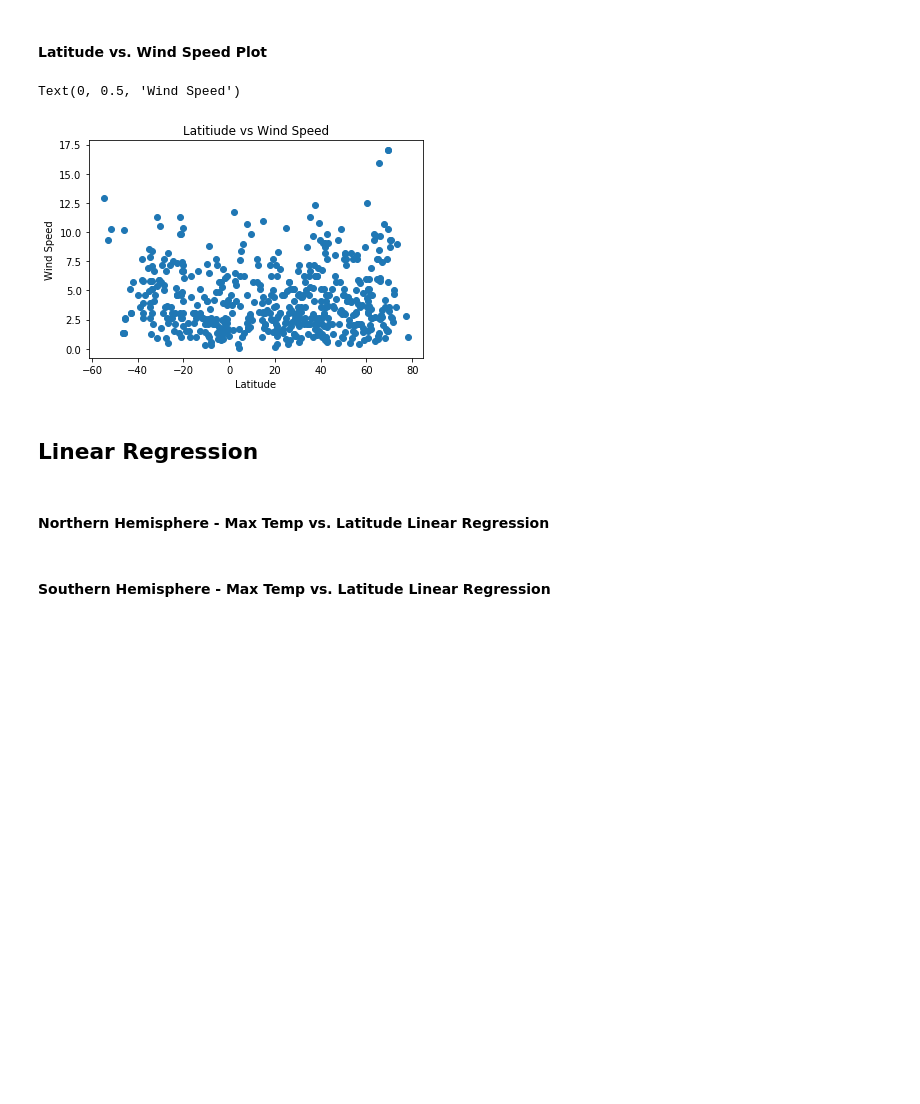
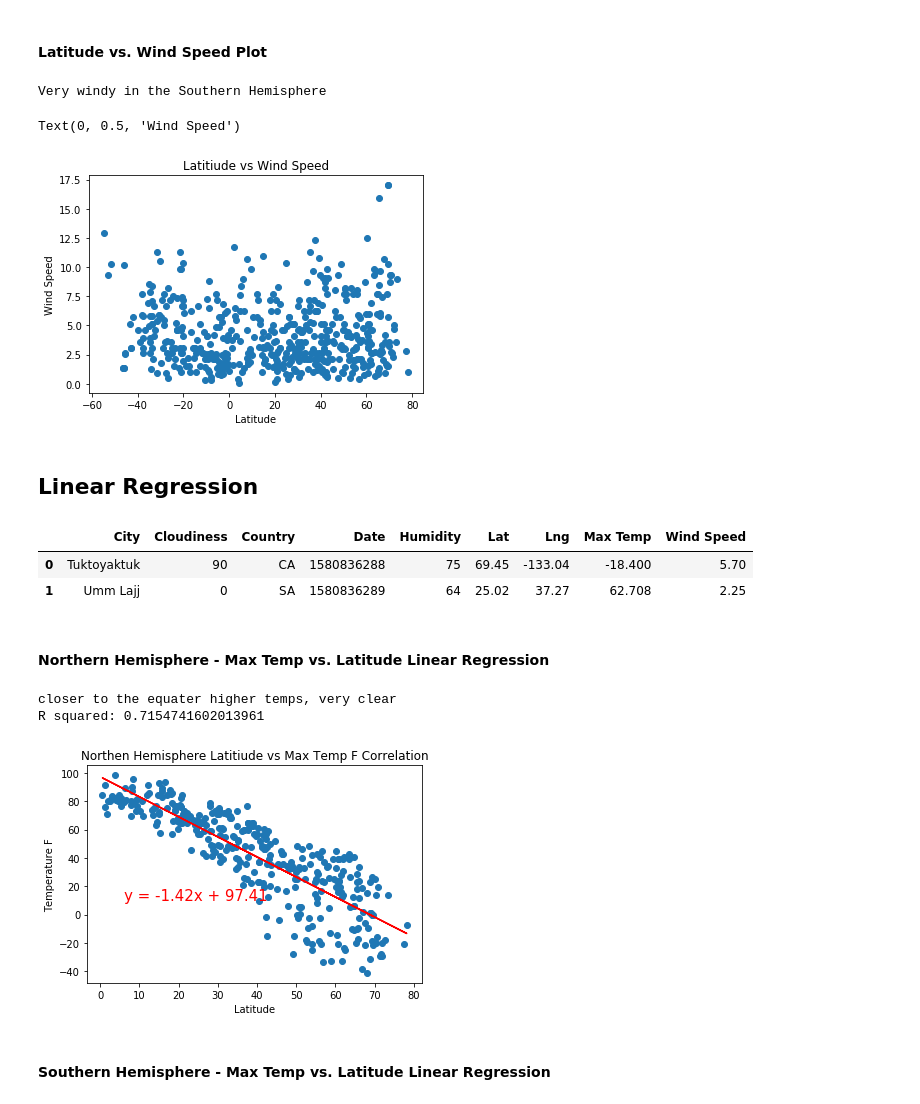
Before and after one commit to philip-morlier/python_api_challenge, a Jupyter notebook: 06-PythonAPIs/starter_code/WeatherPy.ipynb, the cells around one changed output. Cells and saved outputs as stored; diff of their text form; code cells hidden in the pictures; blank space fills up the shorter version.

Commit message:
Final weather notebook

```diff
--- a/06-PythonAPIs/starter_code/WeatherPy.ipynb
+++ b/06-PythonAPIs/starter_code/WeatherPy.ipynb
@@ -241,6 +237,7 @@ Text(0, 0.5, 'Cloud-cover')
 # %% [markdown]
 #### Latitude vs. Wind Speed Plot
 # %%
+print('Very windy in the Southern Hemisphere')
 x_axis=weath_er['Lat']
 y_axis=weath_er['Wind Speed']
 plt.scatter(x_axis, y_axis)
@@ -248,7 +245,8 @@ plt.title("Latitiude vs Wind Speed")
 plt.xlabel("Latitude")
 plt.ylabel("Wind Speed")
 # %% [output]
-Text(0, 0.5, 'Wind Speed')
+Very windy in the Southern Hemisphere
+Text(0, 0.5, 'Wind Speed')
 [figure]
 # %% [markdown]
 ## Linear Regression
@@ -282,6 +253,32 @@ plt.show()
 # %%
 # Create Northern and Southern Hemisphere DataFrames
+northern_df=weath_er[weath_er['Lat'] > 0]
+southern_df=weath_er[weath_er['Lat'] <= 0]
+northern_df.head(2)
+# %% [output]
+|  | City | Cloudiness | Country | Date | Humidity | Lat | Lng | Max Temp | Wind Speed |
+| 0 | Tuktoyaktuk | 90 | CA | 1580836288 | 75 | 69.45 | -133.04 | -18.400 | 5.70 |
+| 1 | Umm Lajj | 0 | SA | 1580836289 | 64 | 25.02 | 37.27 | 62.708 | 2.25 |
 # %% [markdown]
 ####  Northern Hemisphere - Max Temp vs. Latitude Linear Regression
+# %%
+print('closer to the equater higher temps, very clear')
+x_values=northern_df['Lat'].astype('float')
+y_values=northern_df['Max Temp'].astype('float')
+(slope, intercept, rvalue, pvalue, stderr) = linregress(x_values, y_values)
+regress_values = x_values * slope + intercept
+line_eq = "y = " + str(round(slope,2)) + "x + " + str(round(intercept,2))
+plt.scatter(x_values,y_values)
+plt.plot(x_values,regress_values,"r-")
+plt.annotate(line_eq,(6,10),fontsize=15,color="red")
+plt.xlabel('Latitude')
+plt.ylabel('Temperature F')
+print(f"R squared: {rvalue**2}")
+plt.title("Northen Hemisphere Latitiude vs Max Temp F Correlation")
+plt.show()
+# %% [output]
+closer to the equater higher temps, very clear
+R squared: 0.7154741602013961
+[figure, added]
 # %% [markdown]
 ####  Southern Hemisphere - Max Temp vs. Latitude Linear Regression
```
Also changed, not shown: parts of 22 cells of this notebook.
